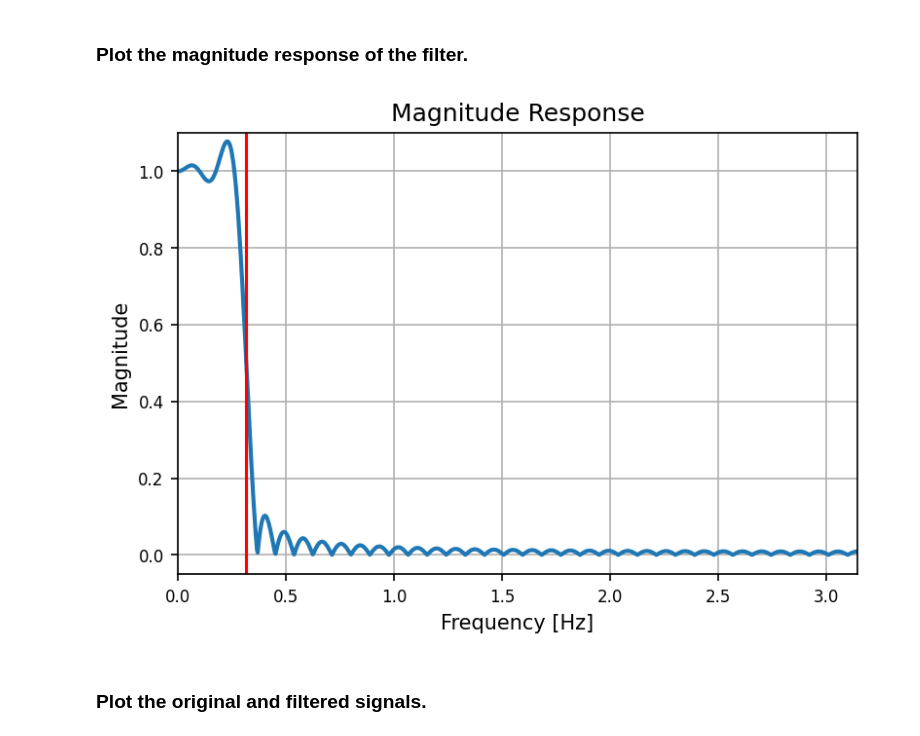
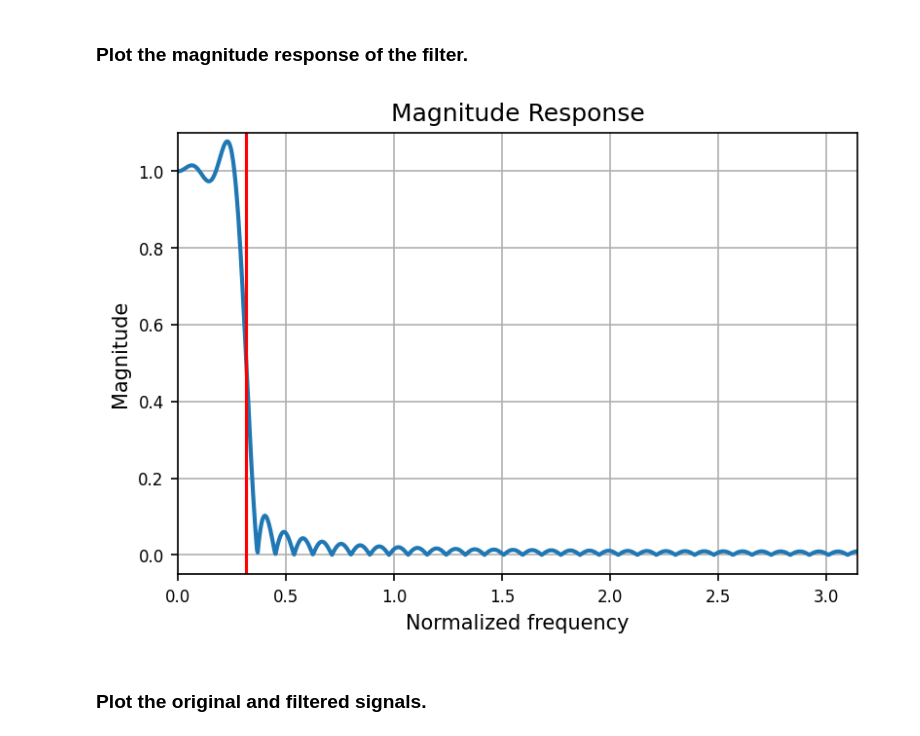
Before and after one commit to frhaedo/dsp, a Jupyter notebook: FIR Filter/Fir Filter_coeff_from_Matlab.ipynb, the cells around one changed output. Saved outputs shown, nothing was run; the diff lists cells and outputs as text; code cells hidden in the pictures.

Commit message:
Normalized frequency

```diff
--- a/FIR Filter/Fir Filter_coeff_from_Matlab.ipynb
+++ b/FIR Filter/Fir Filter_coeff_from_Matlab.ipynb
@@ -106,16 +106,16 @@ filtered = convolve(coeffs,x, mode='same')
 # %%
 w, h = freqz(coeffs, worN=1024)
 plt.figure(dpi=150)
 plt.plot(w, abs(h), linewidth=2)
-plt.xlabel('Frequency [Hz]')
+plt.xlabel('Normalized frequency')
 plt.ylabel('Magnitude')
 plt.title('Magnitude Response')
 plt.ylim(-0.05, 1.1)
 plt.xlim(0, pi)
 plt.axvline(2*pi*2000/40000, color='red') #Fc=2 kHz
 plt.grid(True)
 # %% [output]
-[figure, old version]
+[figure, new version]
 # %% [markdown]
 ### Plot the original and filtered signals.
 # %%
```
Also changed, not shown: parts of 1 cell of this notebook.
